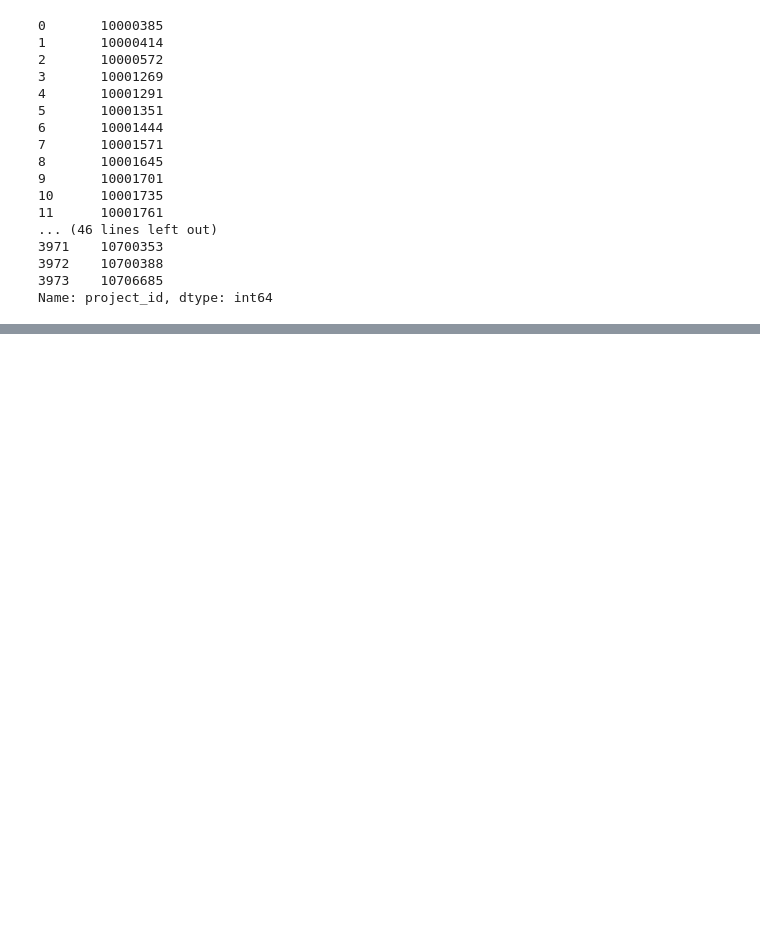
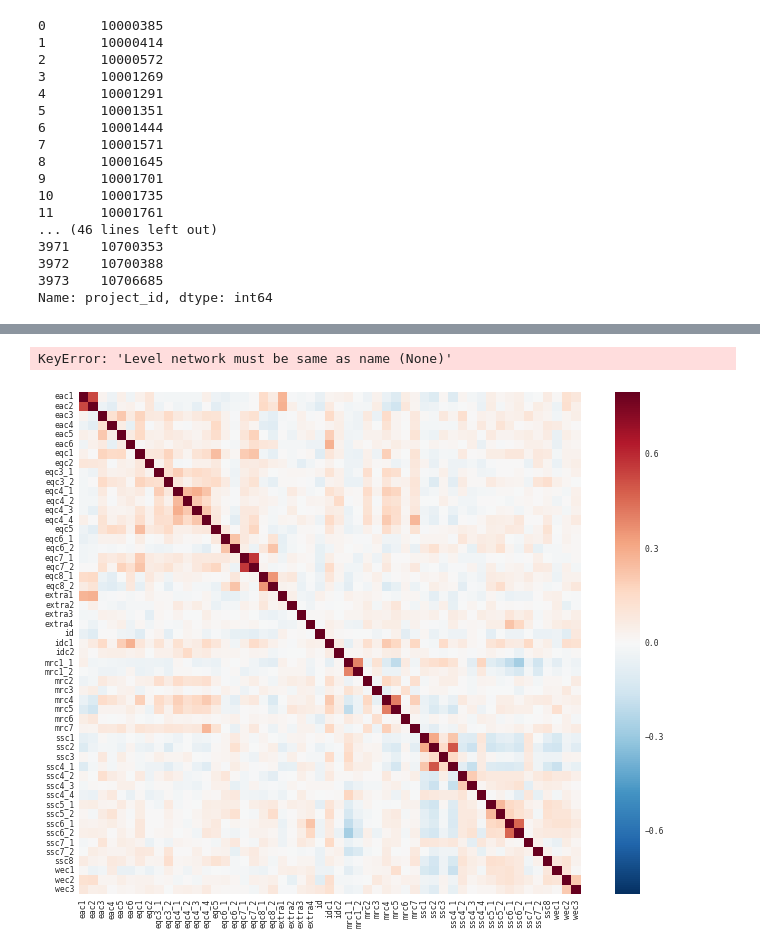
Before and after one commit to Data-Science-TIY/builditgreen, a Jupyter notebook: builditgreen/Import Scores Data.ipynb, the cells around one changed output, grey strips where cells are left out. Drawn from its saved outputs; the diff is of its cells as text; code cells hidden in the pictures; blank space fills up the shorter version.

```diff
--- a/builditgreen/Import Scores Data.ipynb
+++ b/builditgreen/Import Scores Data.ipynb
@@ -81,0 +151,19 @@ scores_2_1_df.to_pickle("scores_2_1.pkl")
+# %%
+sns.set(context="paper", font="monospace")
+# %%
+# Set up the matplotlib figure
+f, ax = plt.subplots(figsize=(12, 9))
+
+# Draw the heatmap using seaborn
+sns.heatmap(corr_2009, vmax=.8, square=True)
+
+# Use matplotlib directly to emphasize known networks
+networks = corr_2009.columns.get_level_values("network")
+for i, network in enumerate(networks):
+    if i and network != networks[i - 1]:
+        ax.axhline(len(networks) - i, c="w")
+        ax.axvline(i, c="w")
+f.tight_layout()
+# %% [output]
+KeyError: 'Level network must be same as name (None)'
+[figure, added]
```
Also changed, not shown: parts of 52 cells of this notebook.
